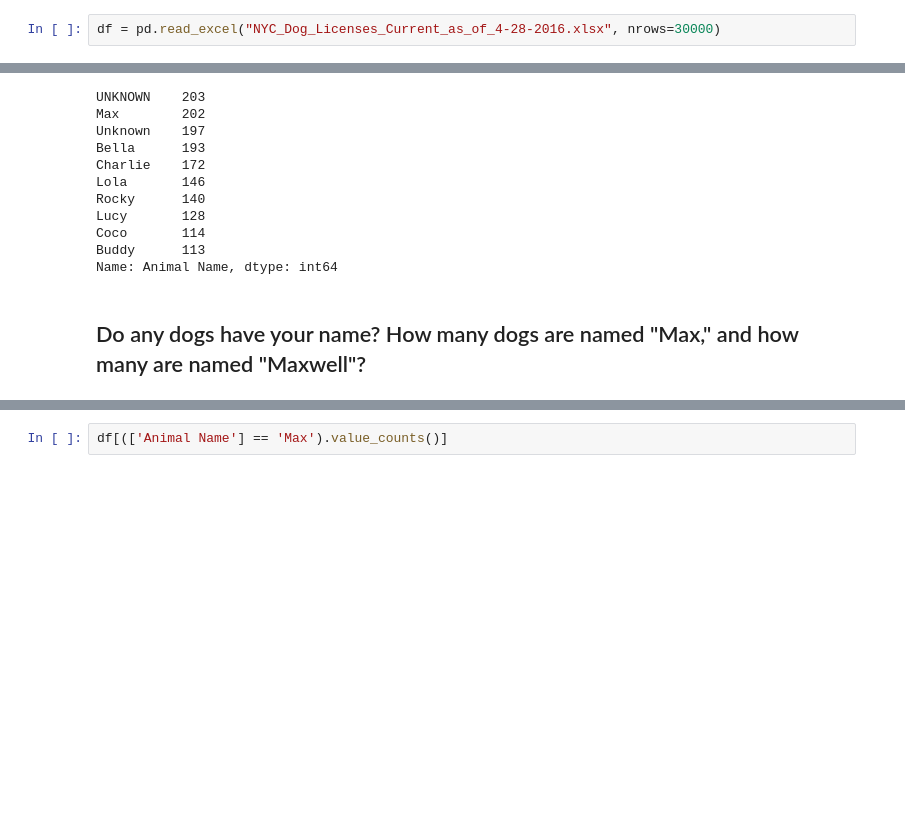
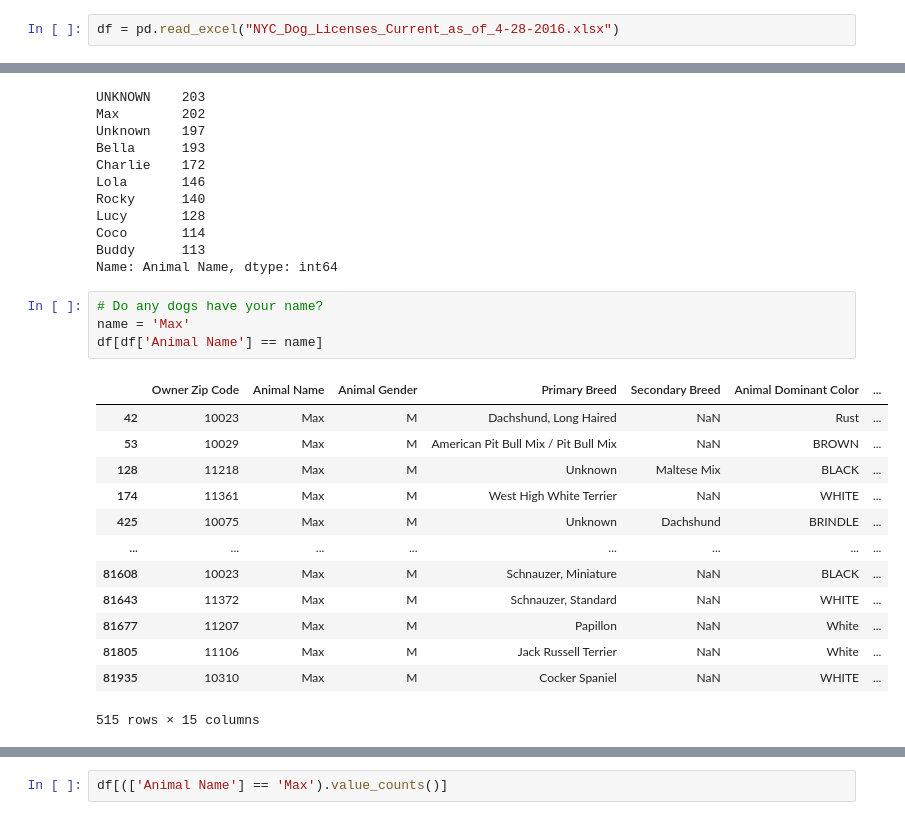
Before and after one commit to Mahurin03/homework_6_to-github, a Jupyter notebook: Juhana-Dogs-Dataset-TWO.ipynb, the cells around one changed output, grey strips where cells are left out. Saved outputs shown, nothing was run; the diff lists cells and outputs as text; blank space fills up the shorter version.

```diff
--- a/Juhana-Dogs-Dataset-TWO.ipynb
+++ b/Juhana-Dogs-Dataset-TWO.ipynb
@@ -18,4 +16,4 @@ zipcodes-neighborhoods.csv
 # %% [markdown]
 ## Read in the file `NYC_Dog_Licenses_Current_as_of_4-28-2016.xlsx` and look at the first five rows
 # %%
-df = pd.read_excel("NYC_Dog_Licenses_Current_as_of_4-28-2016.xlsx", nrows=30000)
+df = pd.read_excel("NYC_Dog_Licenses_Current_as_of_4-28-2016.xlsx")
@@ -94,5 +101,21 @@ Lucy       128
 Coco       114
 Buddy      113
 Name: Animal Name, dtype: int64
-# %% [markdown]
-## Do any dogs have your name? How many dogs are named "Max," and how many are named "Maxwell"?
+# %%
+# Do any dogs have your name?
+name = 'Max'
+df[df['Animal Name'] == name]
+# %% [output]
+|  | Owner Zip Code | Animal Name | Animal Gender | Primary Breed | Secondary Breed | Animal Dominant Color | ... |
+| 42 | 10023 | Max | M | Dachshund, Long Haired | NaN | Rust | ... |
+| 53 | 10029 | Max | M | American Pit Bull Mix / Pit Bull Mix | NaN | BROWN | ... |
+| 128 | 11218 | Max | M | Unknown | Maltese Mix | BLACK | ... |
+| 174 | 11361 | Max | M | West High White Terrier | NaN | WHITE | ... |
+| 425 | 10075 | Max | M | Unknown | Dachshund | BRINDLE | ... |
+| ... | ... | ... | ... | ... | ... | ... | ... |
+| 81608 | 10023 | Max | M | Schnauzer, Miniature | NaN | BLACK | ... |
+| 81643 | 11372 | Max | M | Schnauzer, Standard | NaN | WHITE | ... |
+| 81677 | 11207 | Max | M | Papillon | NaN | White | ... |
+| 81805 | 11106 | Max | M | Jack Russell Terrier | NaN | White | ... |
+| 81935 | 10310 | Max | M | Cocker Spaniel | NaN | WHITE | ... |
+515 rows × 15 columns
```
Also changed, not shown: parts of 3 cells of this notebook, 1 other file.
